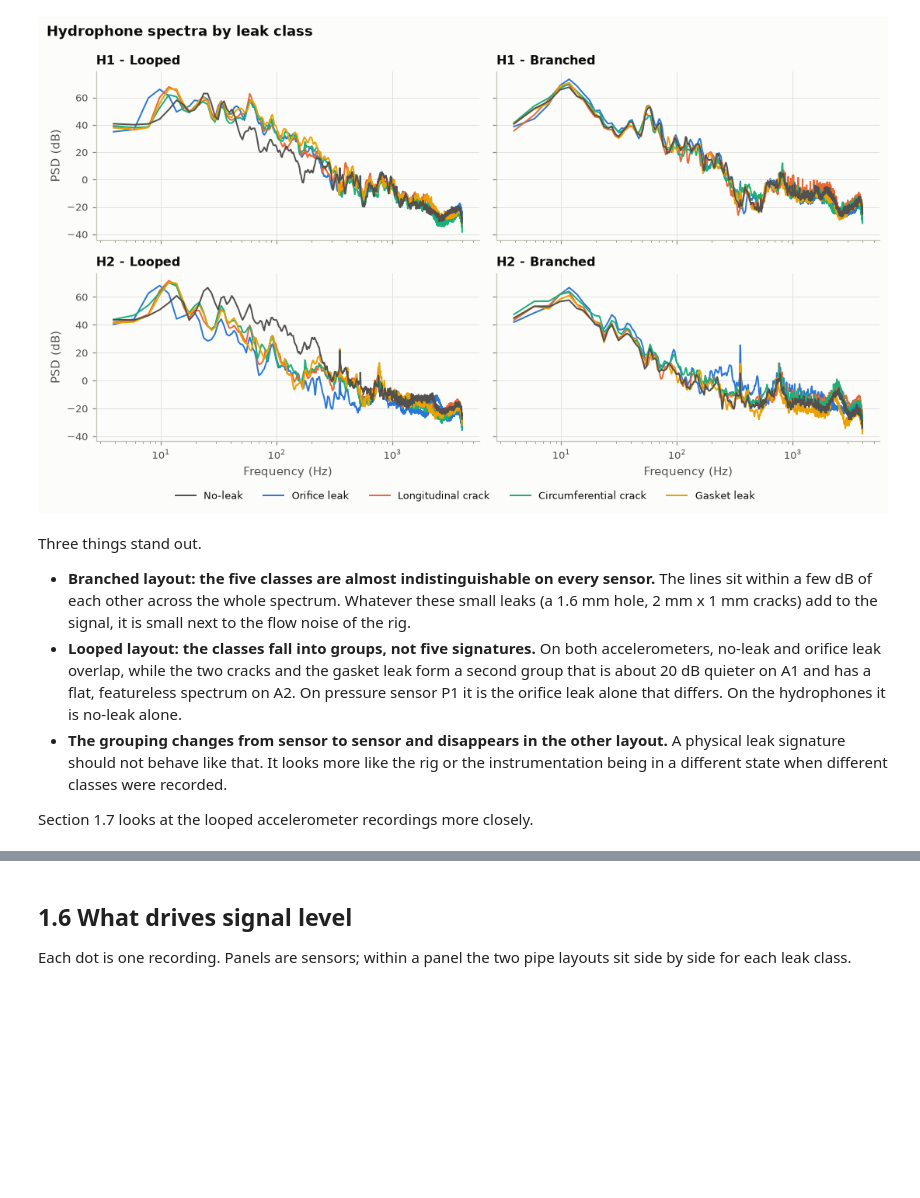
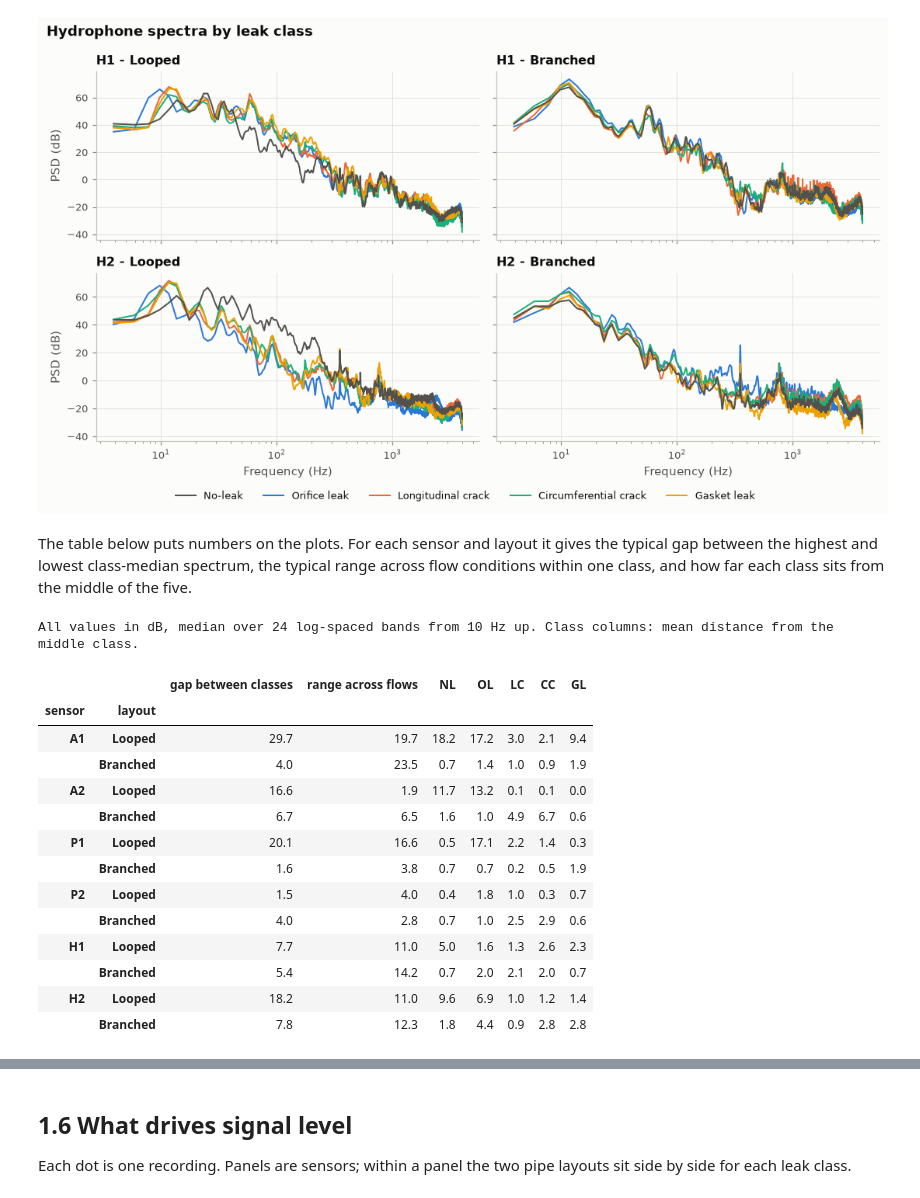
Before and after one commit to PeterImoniose/water-leak-detection-generalisation, a Jupyter notebook: notebooks/01_exploratory_analysis.ipynb, the cells around one changed output, grey strips where cells are left out. Cells and saved outputs as stored; diff of their text form; code cells hidden in the pictures; blank space fills up the shorter version.

```diff
--- a/notebooks/01_exploratory_analysis.ipynb
+++ b/notebooks/01_exploratory_analysis.ipynb
@@ -211,11 +211,41 @@ psd_grid(["P1", "P2"], 5, "Dynamic pressure spectra by leak class")
 psd_grid(["H1", "H2"], 2, "Hydrophone spectra by leak class")
 # %% [output]
 [figure]
-# %% [markdown]
-Three things stand out.
-
-- **Branched layout: the five classes are almost indistinguishable on every sensor.** The lines sit within a few dB of each other across the whole spectrum. Whatever these small leaks (a 1.6 mm hole, 2 mm x 1 mm cracks) add to the signal, it is small next to the flow noise of the rig.
-- **Looped layout: the classes fall into groups, not five signatures.** On both accelerometers, no-leak and orifice leak overlap, while the two cracks and the gasket leak form a second group that is about 20 dB quieter on A1 and has a flat, featureless spectrum on A2. On pressure sensor P1 it is the orifice leak alone that differs. On the hydrophones it is no-leak alone.
-- **The grouping changes from sensor to sensor and disappears in the other layout.** A physical leak signature should not behave like that. It looks more like the rig or the instrumentation being in a different state when different classes were recorded.
-
-Section 1.7 looks at the looped accelerometer recordings more closely.
+# %% [markdown]
+The table below puts numbers on the plots. For each sensor and layout it gives the typical gap between the highest and lowest class-median spectrum, the typical range across flow conditions within one class, and how far each class sits from the middle of the five.
+# %%
+def class_spread(stype):
+    f, db, meta = psd_table(stype)
+    edges = np.geomspace(10, f[-1], 25)
+    band = np.stack([db[:, (f >= lo) & (f < hi)].mean(axis=1) for lo, hi in zip(edges[:-1], edges[1:])], axis=1)
+    rows = []
+    for sensor in sorted(meta.sensor.unique()):
+        for topo in ["LO", "BR"]:
+            pick = ((meta.sensor == sensor) & (meta.topology == topo)).to_numpy()
+            groups = [band[pick & (meta.leak == leak).to_numpy()] for leak in ld.LEAKS]
+            med = np.stack([np.median(g, axis=0) for g in groups])
+            row = {"sensor": sensor, "layout": ld.TOPOLOGIES[topo],
+                   "gap between classes": np.median(med.max(axis=0) - med.min(axis=0)),
+                   "range across flows": np.median(np.mean([np.ptp(g, axis=0) for g in groups], axis=0))}
+            row.update({leak: d for leak, d in zip(ld.LEAKS, np.abs(med - np.median(med, axis=0)).mean(axis=1))})
+            rows.append(row)
+    return pd.DataFrame(rows)
+
+print("All values in dB, median over 24 log-spaced bands from 10 Hz up. Class columns: mean distance from the middle class.")
+pd.concat([class_spread(s) for s in "APH"]).set_index(["sensor", "layout"]).astype(float).round(1)
+# %% [output]
+All values in dB, median over 24 log-spaced bands from 10 Hz up. Class columns: mean distance from the middle class.
+|  |  | gap between classes | range across flows | NL | OL | LC | CC | GL |
+| sensor | layout |  |  |  |  |  |  |  |
+| A1 | Looped | 29.7 | 19.7 | 18.2 | 17.2 | 3.0 | 2.1 | 9.4 |
+|  | Branched | 4.0 | 23.5 | 0.7 | 1.4 | 1.0 | 0.9 | 1.9 |
+| A2 | Looped | 16.6 | 1.9 | 11.7 | 13.2 | 0.1 | 0.1 | 0.0 |
+|  | Branched | 6.7 | 6.5 | 1.6 | 1.0 | 4.9 | 6.7 | 0.6 |
+| P1 | Looped | 20.1 | 16.6 | 0.5 | 17.1 | 2.2 | 1.4 | 0.3 |
+|  | Branched | 1.6 | 3.8 | 0.7 | 0.7 | 0.2 | 0.5 | 1.9 |
+| P2 | Looped | 1.5 | 4.0 | 0.4 | 1.8 | 1.0 | 0.3 | 0.7 |
+|  | Branched | 4.0 | 2.8 | 0.7 | 1.0 | 2.5 | 2.9 | 0.6 |
+| H1 | Looped | 7.7 | 11.0 | 5.0 | 1.6 | 1.3 | 2.6 | 2.3 |
+|  | Branched | 5.4 | 14.2 | 0.7 | 2.0 | 2.1 | 2.0 | 0.7 |
+| H2 | Looped | 18.2 | 11.0 | 9.6 | 6.9 | 1.0 | 1.2 | 1.4 |
+|  | Branched | 7.8 | 12.3 | 1.8 | 4.4 | 0.9 | 2.8 | 2.8 |
```
Also changed, not shown: parts of 8 cells of this notebook, 8 other files.
